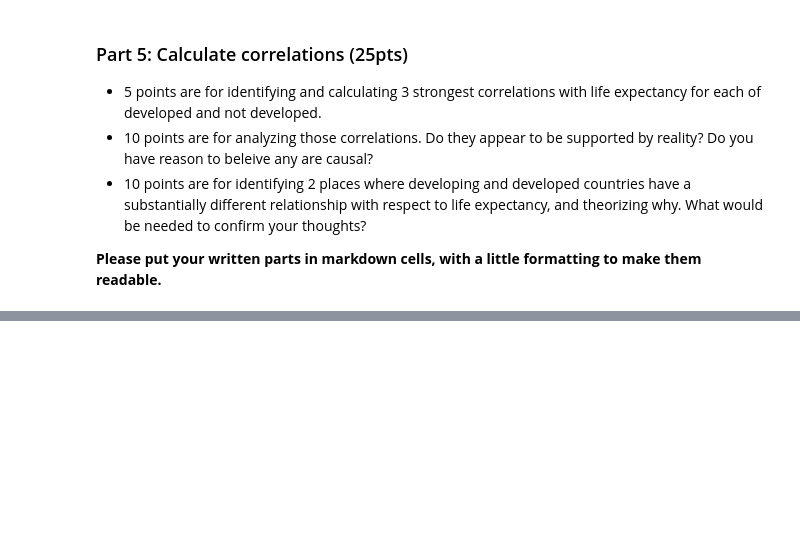
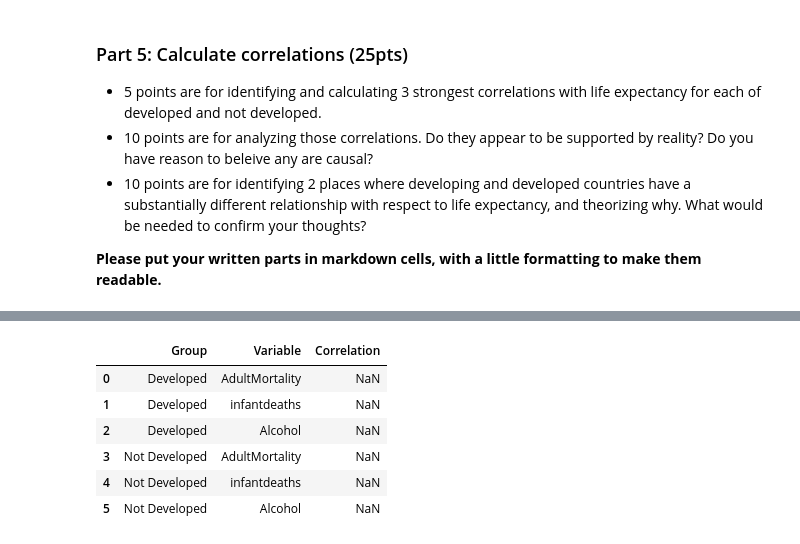
Before and after one commit to AkeemSemperDataScience/data3450-assignment-2-Shilvi04, a Jupyter notebook: START_Asn_2.ipynb, the cells around one changed output, grey strips where cells are left out. Cells and saved outputs as stored; diff of their text form; code cells hidden in the pictures; blank space fills up the shorter version.

```diff
--- a/START_Asn_2.ipynb
+++ b/START_Asn_2.ipynb
@@ -403,0 +486,14 @@ Log-Normal mean GDP: 16917.98
+# %%
+# Function to get top N correlations with Lifeexpectancy
+def top_correlations(df, col, top_n=3):
+    corr = df[numeric_cols].corrwith(df[col])
+    corr = corr.abs().sort_values(ascending=False)  # use absolute value to find strongest
+    return corr.head(top_n)
+
+# Top 3 for Developed
+top_dev = top_correlations(df_dev, 'Lifeexpectancy')
+print("Top 3 correlations with Lifeexpectancy (Developed):\n", top_dev)
+
+# Top 3 for Not Developed
+top_notdev = top_correlations(df_notdev, 'Lifeexpectancy')
+print("\nTop 3 correlations with Lifeexpectancy (Not Developed):\n", top_notdev)
@@ -403,0 +586,53 @@ Log-Normal mean GDP: 16917.98
+# %%
+import pandas as pd
+import numpy as np
+
+# Numeric columns to consider for correlation
+numeric_cols = ['AdultMortality', 'infantdeaths', 'Alcohol', 'percentageexpenditure',
+                'HepatitisB', 'Measles', 'BMI', 'under-fivedeaths', 'Polio',
+                'Totalexpenditure', 'Diphtheria', 'HIV/AIDS', 'GDP', 'Population',
+                'thinness1-19years', 'thinness5-9years', 'Incomecompositionofresources',
+                'Schooling', 'GDPperCapita']
+
+# Separate datasets
+df_dev = dfLE[dfLE['isDeveloped'] == 'Developed'].copy()
+df_notdev = dfLE[dfLE['isDeveloped'] == 'Not Developed'].copy()
+
+# Clean numeric columns
+for col in numeric_cols + ['Lifeexpectancy']:
+    df_dev[col] = pd.to_numeric(df_dev[col], errors='coerce')
+    df_notdev[col] = pd.to_numeric(df_notdev[col], errors='coerce')
+
+df_dev = df_dev.dropna(subset=numeric_cols + ['Lifeexpectancy'])
+df_notdev = df_notdev.dropna(subset=numeric_cols + ['Lifeexpectancy'])
+
+# Function to get top N correlations with Lifeexpectancy
+def top_correlations(df, col='Lifeexpectancy', top_n=3):
+    corr = df[numeric_cols].corrwith(df[col])
+    corr_abs = corr.abs().sort_values(ascending=False)
+    top_vars = corr_abs.head(top_n).index
+    return pd.DataFrame({
+        'Variable': top_vars,
+        'Correlation': [corr[var] for var in top_vars]
+    })
+
+# Top 3 correlations for Developed
+top_dev = top_correlations(df_dev)
+top_dev['Group'] = 'Developed'
+
+# Top 3 correlations for Not Developed
+top_notdev = top_correlations(df_notdev)
+top_notdev['Group'] = 'Not Developed'
+
+# Combine for display
+top_corr_table = pd.concat([top_dev, top_notdev], ignore_index=True)
+top_corr_table = top_corr_table[['Group', 'Variable', 'Correlation']]
+top_corr_table
+# %% [output]
+|  | Group | Variable | Correlation |
+| 0 | Developed | AdultMortality | NaN |
+| 1 | Developed | infantdeaths | NaN |
+| 2 | Developed | Alcohol | NaN |
+| 3 | Not Developed | AdultMortality | NaN |
+| 4 | Not Developed | infantdeaths | NaN |
+| 5 | Not Developed | Alcohol | NaN |
```
Also changed, not shown: parts of 18 cells of this notebook.
